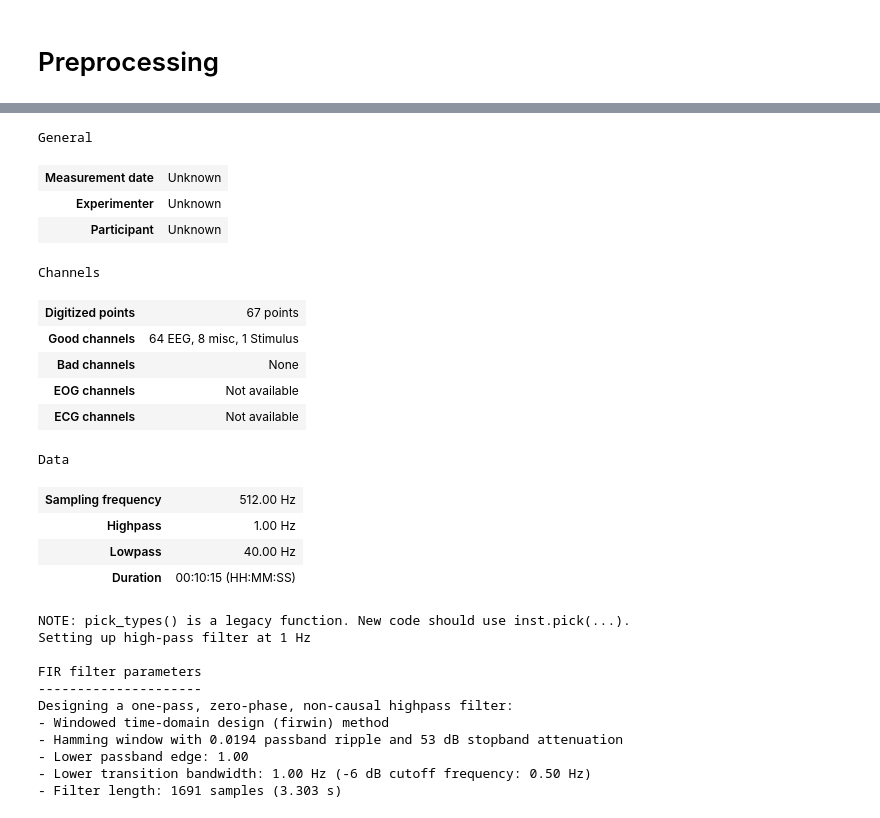
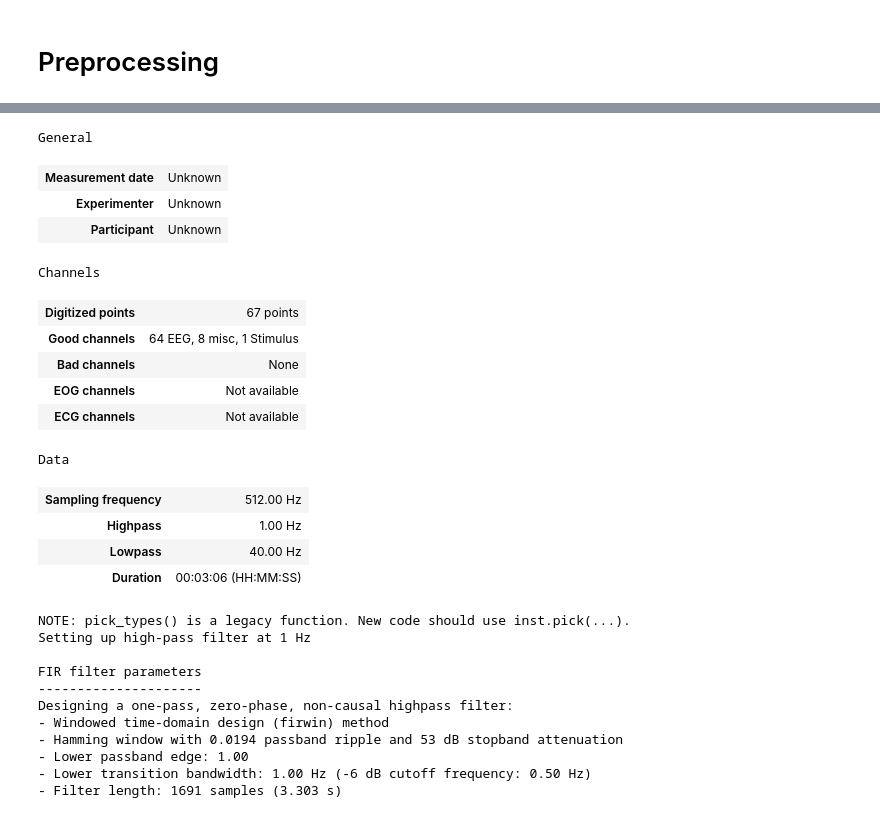
Before and after one commit to EmileDeBiot/BCI_ERN_data_analysis, a Jupyter notebook: pre_processing_viz.ipynb, the cells around one changed output, grey strips where cells are left out. Drawn from its saved outputs; the diff is of its cells as text; code cells hidden in the pictures.

```diff
--- a/pre_processing_viz.ipynb
+++ b/pre_processing_viz.ipynb
@@ -8,7 +8,7 @@ from pyprep.find_noisy_channels import NoisyChannels
 from pathlib import Path
 
 xdf_files = find_xdf_files(data_path)
-file_name = xdf_files[1]
+file_name = xdf_files[4]
 xdf_files
 # %% [output]
 [WindowsPath('D:/pro/P6661_HB_T4.xdf'),
@@ -44,5 +39,5 @@ Data
 # %%
-raw.set_channel_types({'EX1': 'eeg', 'EX2': 'eeg'}) # include them in filtering
+raw.set_channel_types({'EX1': 'eeg', 'EX2': 'eeg', 'EX3': 'eeg', 'EX4': 'eeg', 'EX5': 'eeg', 'EX6': 'eeg', 'EX7': 'eeg', 'EX8': 'eeg'}) # include them in filtering
 # %% [output]
 General
 | Measurement date | Unknown |
@@ -132,22 +139,22 @@ Data
 # %%
-raw.set_channel_types({'EX1': 'misc', 'EX2': 'misc'})
-r.set_channel_types({'EX1': 'misc', 'EX2': 'misc'})
+raw.set_channel_types({'EX1': 'misc', 'EX2': 'misc', 'EX3': 'misc', 'EX4': 'misc', 'EX5': 'misc', 'EX6': 'misc', 'EX7': 'misc', 'EX8': 'misc'})
+r.set_channel_types({'EX1': 'misc', 'EX2': 'misc', 'EX3': 'misc', 'EX4': 'misc', 'EX5': 'misc', 'EX6': 'misc', 'EX7': 'misc', 'EX8': 'misc'})
 # %% [output]
 General
 | Measurement date | Unknown |
 | Experimenter | Unknown |
 | Participant | Unknown |
 Channels
 | Digitized points | 67 points |
 | Good channels | 64 EEG, 8 misc, 1 Stimulus |
 | Bad channels | None |
 | EOG channels | Not available |
 | ECG channels | Not available |
 Data
 | Sampling frequency | 512.00 Hz |
 | Highpass | 1.00 Hz |
 | Lowpass | 40.00 Hz |
-| Duration | 00:10:15 (HH:MM:SS) |
+| Duration | 00:03:06 (HH:MM:SS) |
 # %%
 #To detect bad channels automatically using SNR, correlation, HighFrequence noise and Ransac
 noisy=NoisyChannels(r)
```
Also changed, not shown: parts of 19 cells of this notebook, 2 other files.
